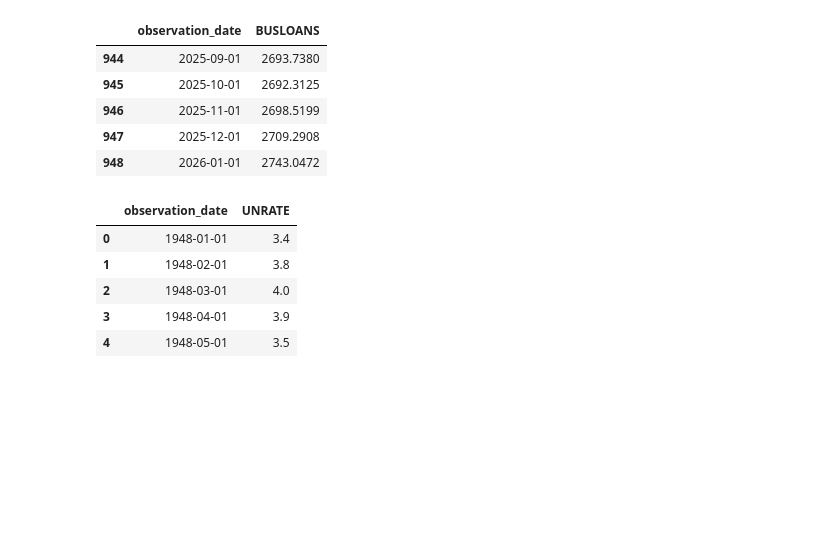
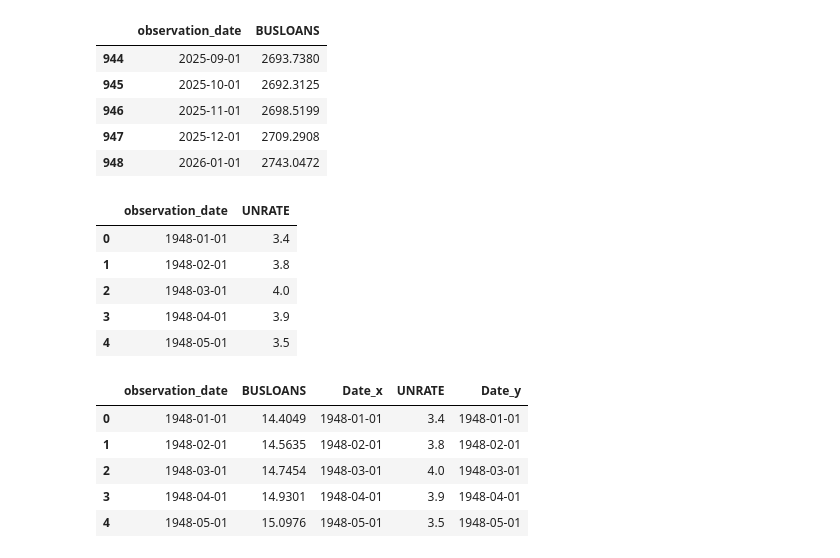
Before and after one commit to gpointd/ECON-522-Forecasting-Project, a Jupyter notebook: Climate Data/Climate Analysis.ipynb, the cells around one changed output. Saved outputs shown, nothing was run; the diff lists cells and outputs as text; code cells hidden in the pictures; blank space fills up the shorter version.

```diff
--- a/Climate Data/Climate Analysis.ipynb
+++ b/Climate Data/Climate Analysis.ipynb
@@ -51,3 +49,20 @@ unemployment.head()
 | 2 | 1948-03-01 | 4.0 |
 | 3 | 1948-04-01 | 3.9 |
 | 4 | 1948-05-01 | 3.5 |
+# %%
+# do a regression with loandata as the dependent variable and unemployment as the independent variable
+# merge the two datasets on the date column
+# convert date columns to datetime
+loandata['Date'] = pd.to_datetime(loandata['observation_date'])
+unemployment['Date'] = pd.to_datetime(unemployment['observation_date'])
+# merge datasets
+merged_data = pd.merge(loandata, unemployment, on='observation_date', how='inner')
+# check the merged data
+merged_data.head()
+# %% [output]
+|  | observation_date | BUSLOANS | Date_x | UNRATE | Date_y |
+| 0 | 1948-01-01 | 14.4049 | 1948-01-01 | 3.4 | 1948-01-01 |
+| 1 | 1948-02-01 | 14.5635 | 1948-02-01 | 3.8 | 1948-02-01 |
+| 2 | 1948-03-01 | 14.7454 | 1948-03-01 | 4.0 | 1948-03-01 |
+| 3 | 1948-04-01 | 14.9301 | 1948-04-01 | 3.9 | 1948-04-01 |
+| 4 | 1948-05-01 | 15.0976 | 1948-05-01 | 3.5 | 1948-05-01 |
```
Also changed, not shown: parts of 8 cells of this notebook.
